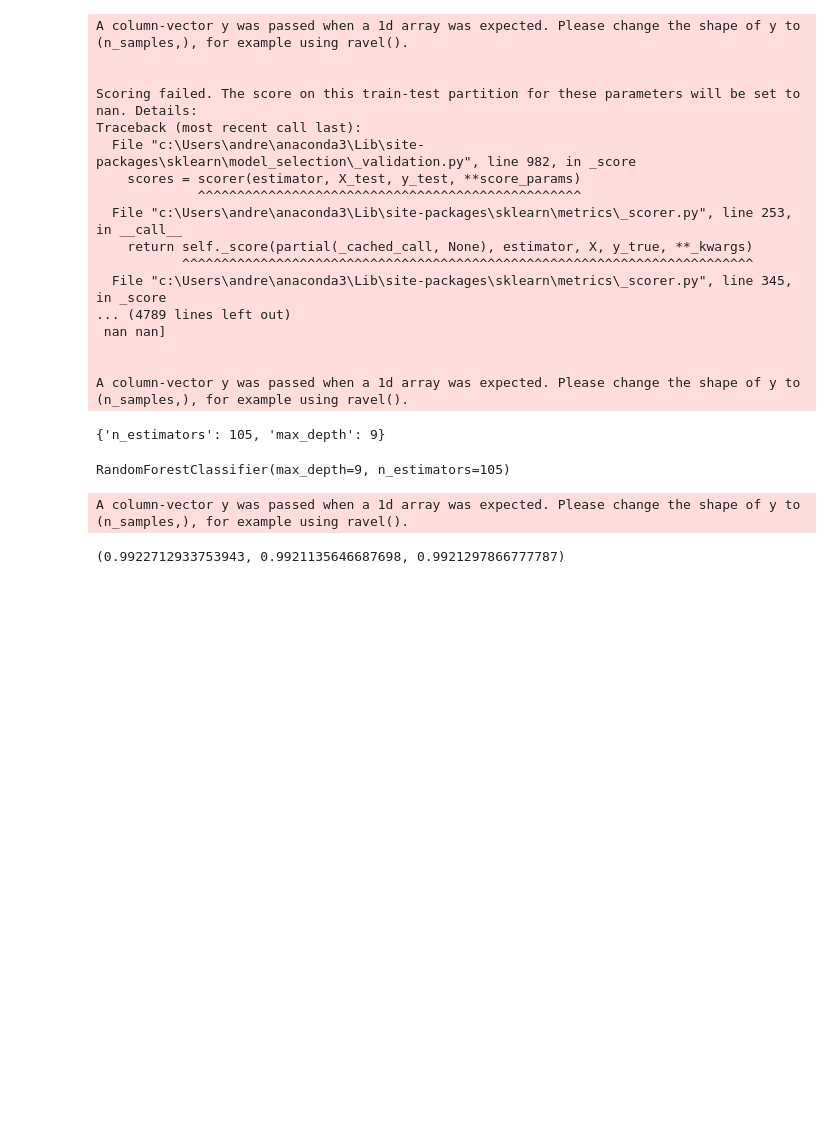
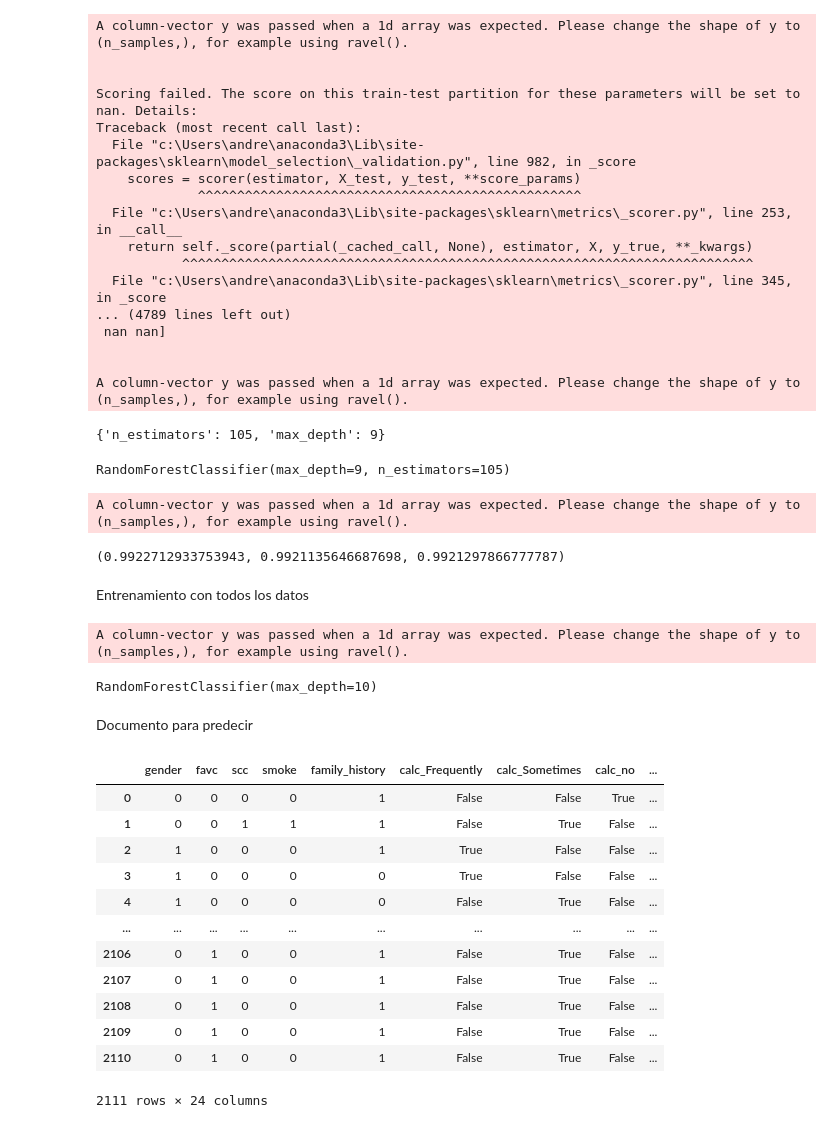
Before and after one commit to Andiwahnon15/Obesity, a Jupyter notebook: notebooks/main-1.ipynb, the cells around one changed output. Cells and saved outputs as stored; diff of their text form; code cells hidden in the pictures; blank space fills up the shorter version.

```diff
--- a/notebooks/main-1.ipynb
+++ b/notebooks/main-1.ipynb
@@ -375,3 +407,33 @@ fig.update_layout(
 )
 
 fig.show()
+# %% [markdown]
+Entrenamiento con todos los datos
+# %%
+# Eliminamos la columna 'obesity_level' de los features y lo colocamos como target
+features = df_final.drop(columns = "obesity_level")
+target = df_final[["obesity_level"]]
+# %%
+rf = RandomForestClassifier(max_depth=10)
+rf.fit(features, target)
+# %% [output]
+A column-vector y was passed when a 1d array was expected. Please change the shape of y to (n_samples,), for example using ravel().
+RandomForestClassifier(max_depth=10)
+# %% [markdown]
+Documento para predecir
+# %%
+features
+# %% [output]
+|  | gender | favc | scc | smoke | family_history | calc_Frequently | calc_Sometimes | calc_no | ... |
+| 0 | 0 | 0 | 0 | 0 | 1 | False | False | True | ... |
+| 1 | 0 | 0 | 1 | 1 | 1 | False | True | False | ... |
+| 2 | 1 | 0 | 0 | 0 | 1 | True | False | False | ... |
+| 3 | 1 | 0 | 0 | 0 | 0 | True | False | False | ... |
+| 4 | 1 | 0 | 0 | 0 | 0 | False | True | False | ... |
+| ... | ... | ... | ... | ... | ... | ... | ... | ... | ... |
+| 2106 | 0 | 1 | 0 | 0 | 1 | False | True | False | ... |
+| 2107 | 0 | 1 | 0 | 0 | 1 | False | True | False | ... |
+| 2108 | 0 | 1 | 0 | 0 | 1 | False | True | False | ... |
+| 2109 | 0 | 1 | 0 | 0 | 1 | False | True | False | ... |
+| 2110 | 0 | 1 | 0 | 0 | 1 | False | True | False | ... |
+2111 rows × 24 columns
```
Also changed, not shown: parts of 16 cells of this notebook.
